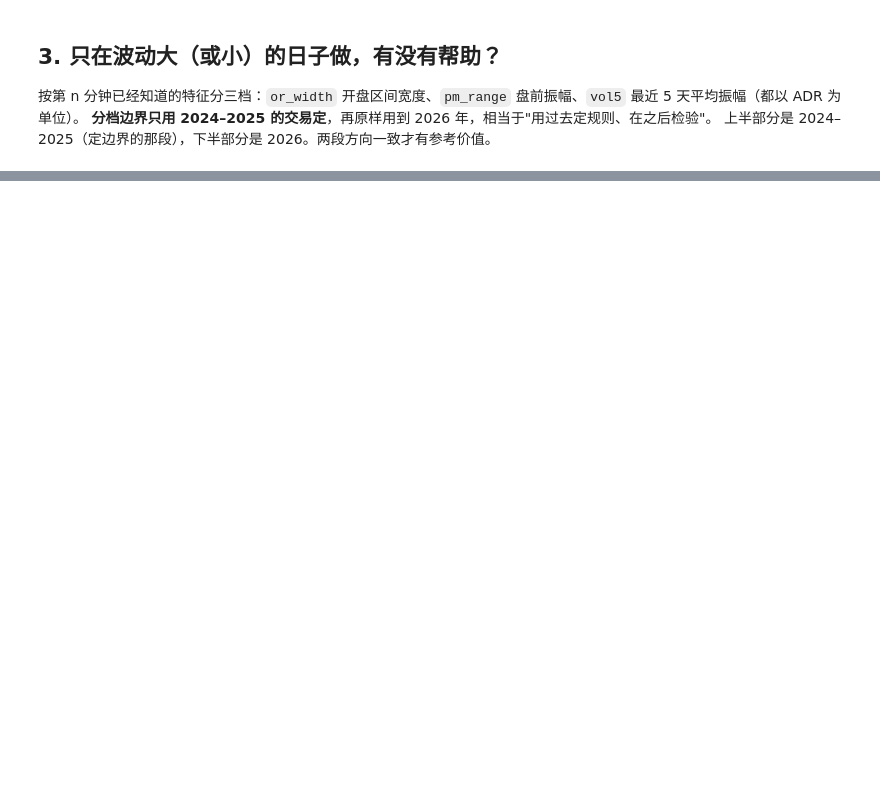
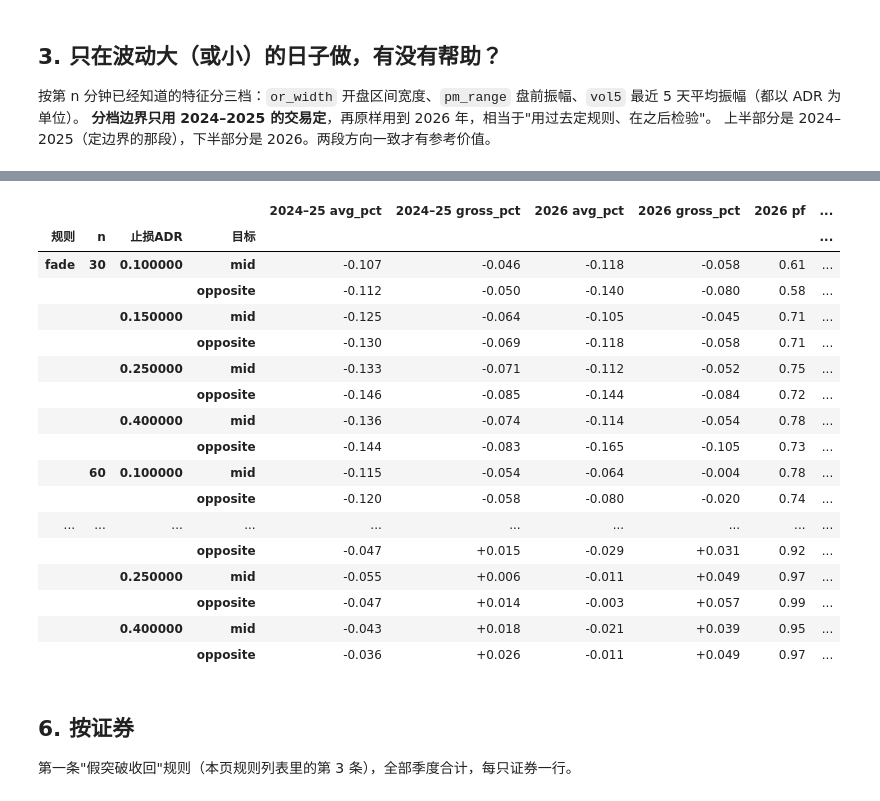
Before and after one commit to Autinhorse/DayTrader, a Jupyter notebook: user/notebooks/开盘区间交易模拟.ipynb, the cells around one changed output, grey strips where cells are left out. Cells and saved outputs as stored; diff of their text form; code cells hidden in the pictures; blank space fills up the shorter version.

```diff
--- a/user/notebooks/开盘区间交易模拟.ipynb
+++ b/user/notebooks/开盘区间交易模拟.ipynb
@@ -418,0 +544,10 @@ C:\My_Works\DayTrader\DayTrader\reports\or_trades_2024-01-02_2026-10-15
+# %%
+t = slope_trades[slope_rules[0].label]
+sens = {}
+for factor in [1.0, 0.75, 0.5, 0.25, 0.0]:
+    tt = t.copy()
+    tt["ret_pct"] = tt["ret_pct"] + tt["cost_pct"] * (1 - factor)
+    s = T.summarize(tt)
+    sens[f"成本 × {factor:g}"] = s["avg_pct"]
+sens = pd.DataFrame(sens)
+display(sens.style.format("{:+.3f}").background_gradient(cmap="RdYlGn", vmin=-0.15, vmax=0.15))
@@ -418,0 +575,50 @@ C:\My_Works\DayTrader\DayTrader\reports\or_trades_2024-01-02_2026-10-15
+# %%
+grid = {}
+for kind in ["fade", "reclaim"]:
+    for n_ in [30, 60, 90]:
+        for st in [0.1, 0.15, 0.25, 0.4]:
+            for tg in ["mid", "opposite"]:
+                t = T.add_period(T.simulate(days, Rule(kind, n=n_, stop_adr=st, target=tg)))
+                t["段"] = ["2024–2025" if q < train_end else "2026" for q in t["quarter"]]
+                s = T.summarize(t, "段")
+                grid[(kind, n_, st, tg)] = {
+                    "2024–25 avg_pct": s.loc["2024–2025", "avg_pct"],
+                    "2024–25 gross_pct": s.loc["2024–2025", "gross_pct"],
+                    "2026 avg_pct": s.loc["2026", "avg_pct"],
+                    "2026 gross_pct": s.loc["2026", "gross_pct"],
+                    "2026 pf": s.loc["2026", "pf"],
+                    "trades": s.loc["全部", "trades"],
+                }
+grid = pd.DataFrame(grid).T
+grid.index.names = ["规则", "n", "止损ADR", "目标"]
+display(
+    grid.style.format("{:+.3f}")
+    .format("{:.2f}", subset=["2026 pf"])
+    .format("{:.0f}", subset=["trades"])
+    .background_gradient(
+        subset=["2024–25 avg_pct", "2026 avg_pct"], cmap="RdYlGn", vmin=-0.15, vmax=0.15
+    )
+)
+# %% [output]
+|  |  |  |  | 2024–25 avg_pct | 2024–25 gross_pct | 2026 avg_pct | 2026 gross_pct | 2026 pf | ... |
+| 规则 | n | 止损ADR | 目标 |  |  |  |  |  | ... |
+| fade | 30 | 0.100000 | mid | -0.107 | -0.046 | -0.118 | -0.058 | 0.61 | ... |
+|  |  |  | opposite | -0.112 | -0.050 | -0.140 | -0.080 | 0.58 | ... |
+|  |  | 0.150000 | mid | -0.125 | -0.064 | -0.105 | -0.045 | 0.71 | ... |
+|  |  |  | opposite | -0.130 | -0.069 | -0.118 | -0.058 | 0.71 | ... |
+|  |  | 0.250000 | mid | -0.133 | -0.071 | -0.112 | -0.052 | 0.75 | ... |
+|  |  |  | opposite | -0.146 | -0.085 | -0.144 | -0.084 | 0.72 | ... |
+|  |  | 0.400000 | mid | -0.136 | -0.074 | -0.114 | -0.054 | 0.78 | ... |
+|  |  |  | opposite | -0.144 | -0.083 | -0.165 | -0.105 | 0.73 | ... |
+|  | 60 | 0.100000 | mid | -0.115 | -0.054 | -0.064 | -0.004 | 0.78 | ... |
+|  |  |  | opposite | -0.120 | -0.058 | -0.080 | -0.020 | 0.74 | ... |
+| ... | ... | ... | ... | ... | ... | ... | ... | ... | ... |
+|  |  |  | opposite | -0.047 | +0.015 | -0.029 | +0.031 | 0.92 | ... |
+|  |  | 0.250000 | mid | -0.055 | +0.006 | -0.011 | +0.049 | 0.97 | ... |
+|  |  |  | opposite | -0.047 | +0.014 | -0.003 | +0.057 | 0.99 | ... |
+|  |  | 0.400000 | mid | -0.043 | +0.018 | -0.021 | +0.039 | 0.95 | ... |
+|  |  |  | opposite | -0.036 | +0.026 | -0.011 | +0.049 | 0.97 | ... |
+# %% [markdown]
+## 6. 按证券
+
+第一条"假突破收回"规则（本页规则列表里的第 3 条），全部季度合计，每只证券一行。
```
Also changed, not shown: parts of 16 cells of this notebook, 4 other files.
